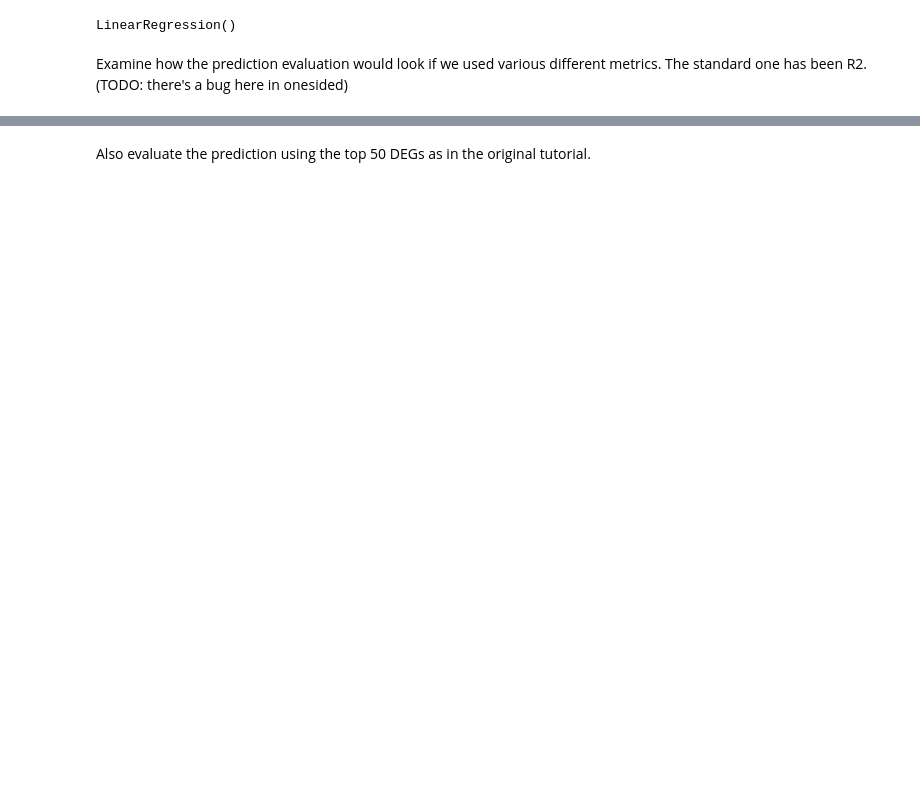
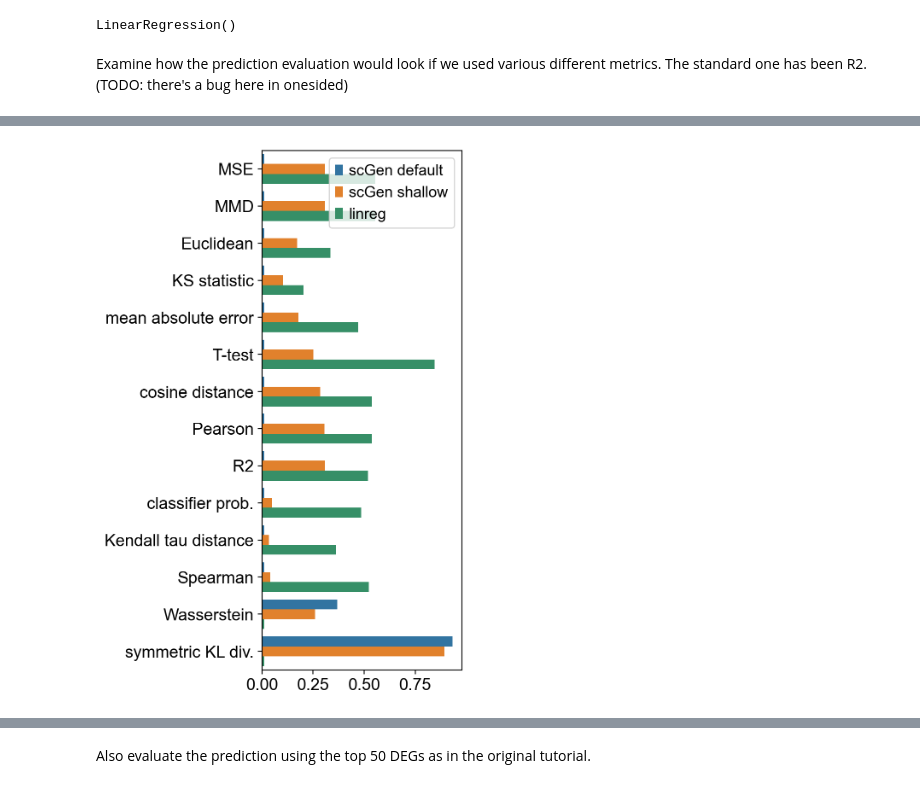
Before and after one commit to theislab/perturbation-metrics, a Jupyter notebook: example_notebooks/example_evaluate_model.ipynb, the cells around one changed output, grey strips where cells are left out. Cells and saved outputs as stored; diff of their text form; code cells hidden in the pictures; blank space fills up the shorter version.

```diff
--- a/example_notebooks/example_evaluate_model.ipynb
+++ b/example_notebooks/example_evaluate_model.ipynb
@@ -259,0 +254,4 @@ plot(perf_df, ['pred_scGen_default', 'pred_scGen_shallow'])
+# %%
+plot(perf_df, ['pred_scGen_default', 'pred_scGen_shallow', 'pred_linreg'])
+# %% [output]
+[figure, added]
```
Also changed, not shown: parts of 15 cells of this notebook.
